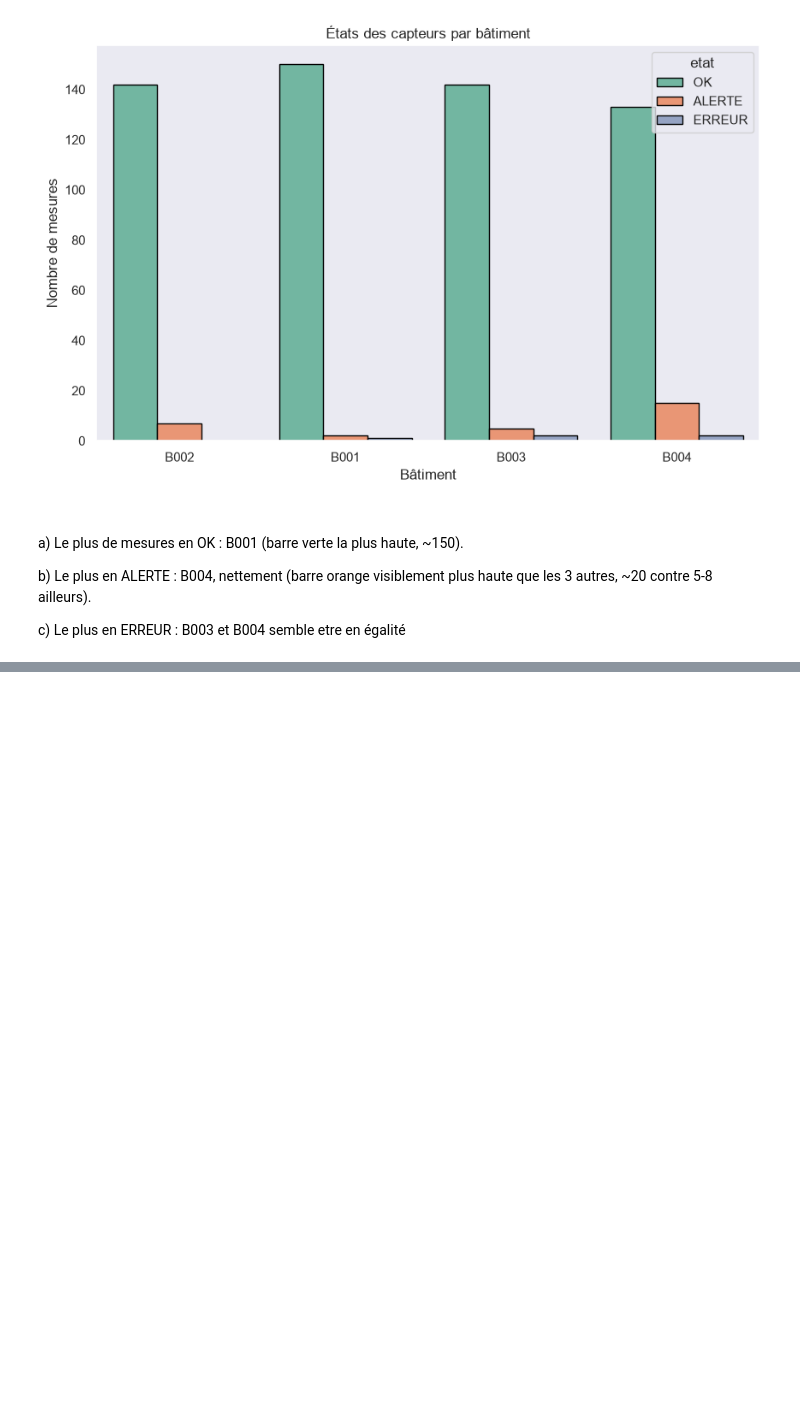
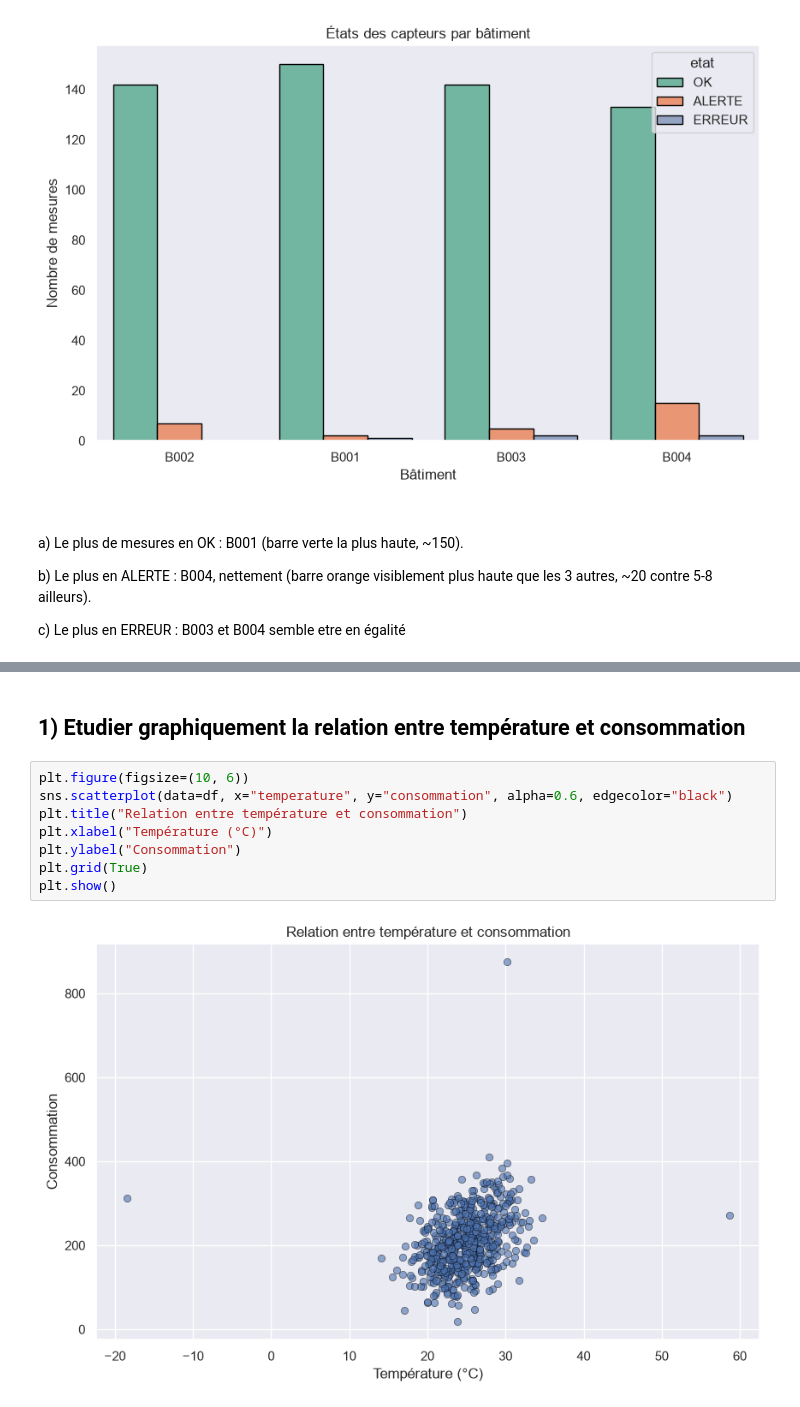
Before and after one commit to Mayra-99/atelier_seaborn_iot, a Jupyter notebook: notebooks/atelier_seaborn_iot.ipynb, the cells around one changed output, grey strips where cells are left out. Saved outputs shown, nothing was run; the diff lists cells and outputs as text; blank space fills up the shorter version.

Commit message:
Partie 6 : scatterplot temperature vs consommation avec etude par batiment

```diff
--- a/notebooks/atelier_seaborn_iot.ipynb
+++ b/notebooks/atelier_seaborn_iot.ipynb
@@ -318,0 +324,12 @@ c) Le plus en ERREUR : B003 et B004 semble etre en  égalité
+# %% [markdown]
+## 1) Etudier graphiquement la relation entre température et consommation
+# %%
+plt.figure(figsize=(10, 6))
+sns.scatterplot(data=df, x="temperature", y="consommation", alpha=0.6, edgecolor="black")
+plt.title("Relation entre température et consommation")
+plt.xlabel("Température (°C)")
+plt.ylabel("Consommation")
+plt.grid(True)
+plt.show()
+# %% [output]
+[figure, added]
```
Also changed, not shown: parts of 5 cells of this notebook.
